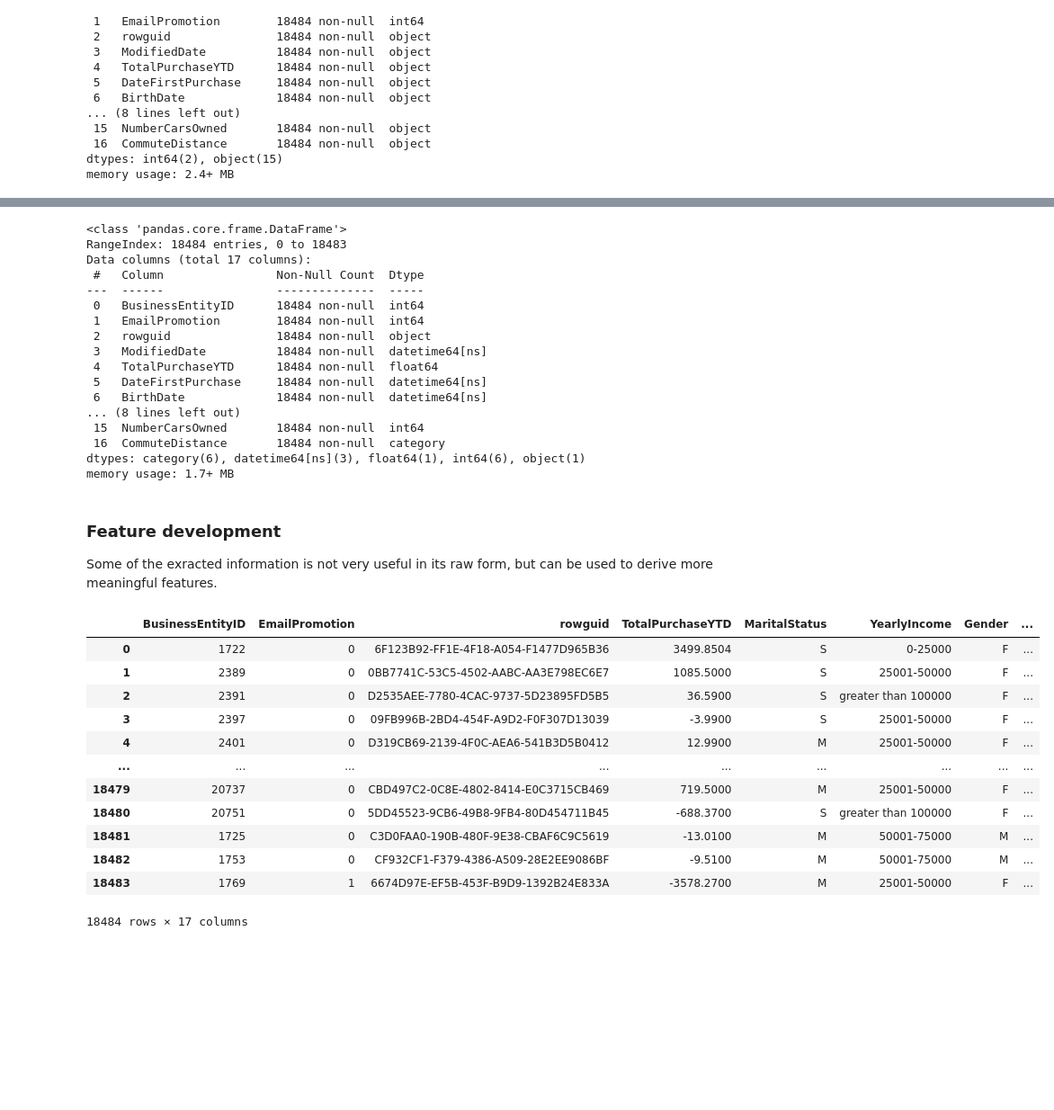
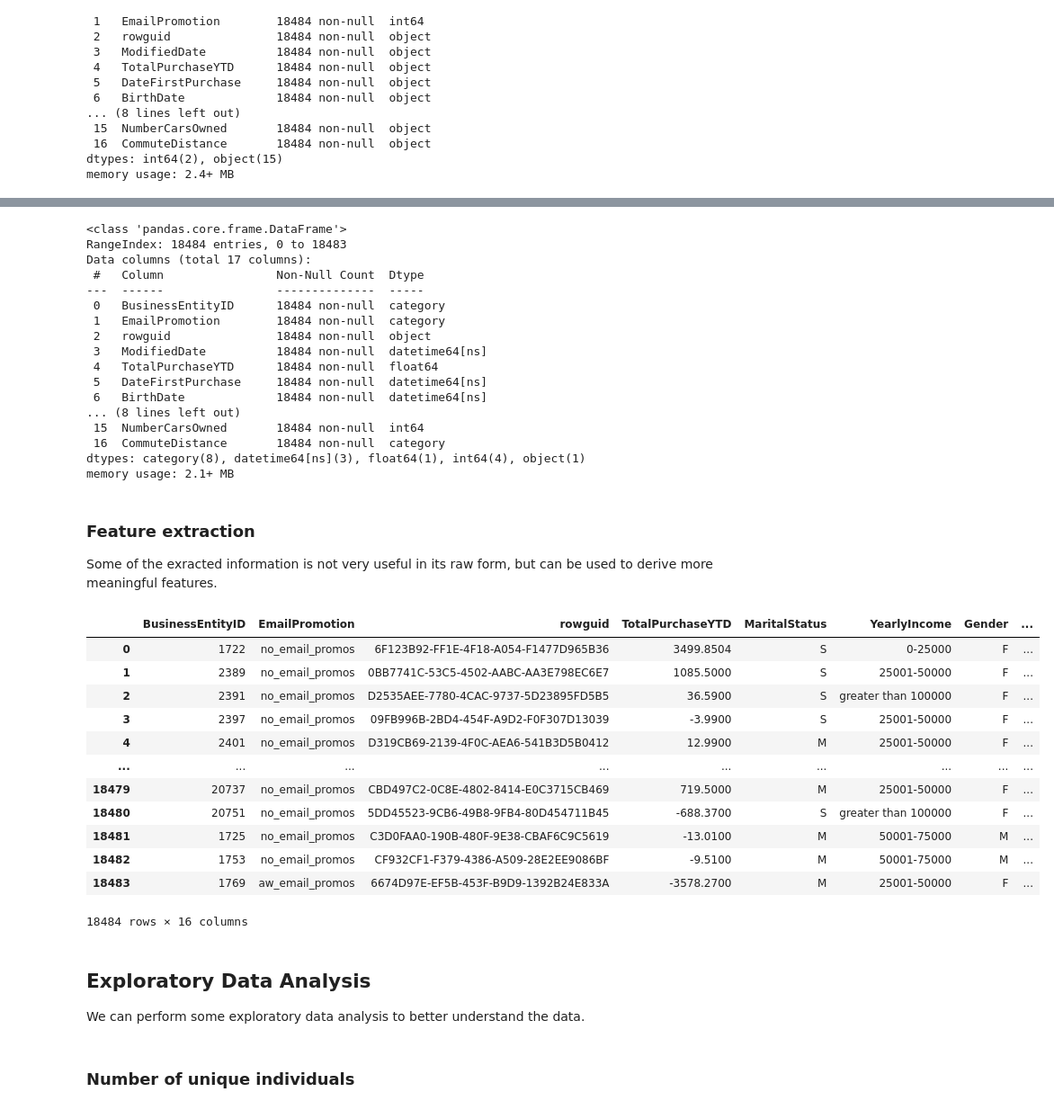
Before and after one commit to jamesrichardbunting/customer_segmentation, a Jupyter notebook: customer_segmentation.ipynb, the cells around one changed output, grey strips where cells are left out. Shown at 90% size. Drawn from its saved outputs; the diff is of its cells as text; code cells hidden in the pictures; blank space fills up the shorter version.

```diff
--- a/customer_segmentation.ipynb
+++ b/customer_segmentation.ipynb
@@ -208,12 +210,25 @@ person_in['BirthDate'] = pd.to_datetime(person_in['BirthDate'], format='%Y-%m-%d
 person_in['ModifiedDate'] = pd.to_datetime(person_in['ModifiedDate'])
 
 # Category conversions
+person_in['BusinessEntityID'] = person_in['BusinessEntityID'].astype('category')
 person_in['MaritalStatus'] = person_in['MaritalStatus'].astype('category')
 person_in['YearlyIncome'] = person_in['YearlyIncome'].astype('category')
 person_in['Gender'] = person_in['Gender'].astype('category')
 person_in['Education'] = person_in['Education'].astype('category')
 person_in['Occupation'] = person_in['Occupation'].astype('category')
 person_in['CommuteDistance'] = person_in['CommuteDistance'].astype('category')
+
+# Define promo email mapping dict
+promo_email_mapping_dict = {
+    0: 'no_email_promos',
+    1: 'aw_email_promos',
+    2: 'aw_plus_email_promos'
+}
+# Apply promo email mapping dict
+person_in['EmailPromotion'] = person_in['EmailPromotion'].replace(promo_email_mapping_dict)
+
+# Category conversion
+person_in['EmailPromotion'] = person_in['EmailPromotion'].astype('category')
 
 # Integer conversions
 person_in['TotalChildren'] = person_in['TotalChildren'].astype(int)
@@ -229,8 +244,8 @@ RangeIndex: 18484 entries, 0 to 18483
 Data columns (total 17 columns):
  #   Column                Non-Null Count  Dtype
 ---  ------                --------------  -----
- 0   BusinessEntityID      18484 non-null  int64
- 1   EmailPromotion        18484 non-null  int64
+ 0   BusinessEntityID      18484 non-null  category
+ 1   EmailPromotion        18484 non-null  category
  2   rowguid               18484 non-null  object
  3   ModifiedDate          18484 non-null  datetime64[ns]
  4   TotalPurchaseYTD      18484 non-null  float64
@@ -239,10 +254,10 @@ Data columns (total 17 columns):
 ... (8 lines left out)
  15  NumberCarsOwned       18484 non-null  int64
  16  CommuteDistance       18484 non-null  category
-dtypes: category(6), datetime64[ns](3), float64(1), int64(6), object(1)
-memory usage: 1.7+ MB
+dtypes: category(8), datetime64[ns](3), float64(1), int64(4), object(1)
+memory usage: 2.1+ MB
 # %% [markdown]
-### Feature development
+### Feature extraction
 
 Some of the exracted information is not very useful in its raw form, but can be used to derive more meaningful features.
 # %%
@@ -274,30 +289,36 @@ def days_since_date(first_purchase_date, reference_date):
 # %%
 # Set a reference date
 reference_date = pd.Timestamp('2024-01-01')
 
 # Apply the functions to calculate age and time in days since first purchase
 person_in['Age'] = calculate_age(person_in['BirthDate'], reference_date)
 person_in['DaysSinceFirstPurchase'] = days_since_date(person_in['DateFirstPurchase'], reference_date)
 
-# Calulcate years since first purchase
+# Calculate years since first purchase as a more intuitive measure
 person_in['YearsSinceFirstPurchase'] = person_in['DaysSinceFirstPurchase'] / 365
 
-# Drop datetime columns
-person_in = person_in.drop(['BirthDate', 'DateFirstPurchase', 'ModifiedDate'], axis = 1)
+# Drop columns
+person_in = person_in.drop(['BirthDate', 'DateFirstPurchase', 'ModifiedDate', 'DaysSinceFirstPurchase'], axis = 1)
 
 # Inspect
 person_in
 # %% [output]
 |  | BusinessEntityID | EmailPromotion | rowguid | TotalPurchaseYTD | MaritalStatus | YearlyIncome | Gender | ... |
-| 0 | 1722 | 0 | 6F123B92-FF1E-4F18-A054-F1477D965B36 | 3499.8504 | S | 0-25000 | F | ... |
-| 1 | 2389 | 0 | 0BB7741C-53C5-4502-AABC-AA3E798EC6E7 | 1085.5000 | S | 25001-50000 | F | ... |
-| 2 | 2391 | 0 | D2535AEE-7780-4CAC-9737-5D23895FD5B5 | 36.5900 | S | greater than 100000 | F | ... |
-| 3 | 2397 | 0 | 09FB996B-2BD4-454F-A9D2-F0F307D13039 | -3.9900 | S | 25001-50000 | F | ... |
-| 4 | 2401 | 0 | D319CB69-2139-4F0C-AEA6-541B3D5B0412 | 12.9900 | M | 25001-50000 | F | ... |
+| 0 | 1722 | no_email_promos | 6F123B92-FF1E-4F18-A054-F1477D965B36 | 3499.8504 | S | 0-25000 | F | ... |
+| 1 | 2389 | no_email_promos | 0BB7741C-53C5-4502-AABC-AA3E798EC6E7 | 1085.5000 | S | 25001-50000 | F | ... |
+| 2 | 2391 | no_email_promos | D2535AEE-7780-4CAC-9737-5D23895FD5B5 | 36.5900 | S | greater than 100000 | F | ... |
+| 3 | 2397 | no_email_promos | 09FB996B-2BD4-454F-A9D2-F0F307D13039 | -3.9900 | S | 25001-50000 | F | ... |
+| 4 | 2401 | no_email_promos | D319CB69-2139-4F0C-AEA6-541B3D5B0412 | 12.9900 | M | 25001-50000 | F | ... |
 | ... | ... | ... | ... | ... | ... | ... | ... | ... |
-| 18479 | 20737 | 0 | CBD497C2-0C8E-4802-8414-E0C3715CB469 | 719.5000 | M | 25001-50000 | F | ... |
-| 18480 | 20751 | 0 | 5DD45523-9CB6-49B8-9FB4-80D454711B45 | -688.3700 | S | greater than 100000 | F | ... |
-| 18481 | 1725 | 0 | C3D0FAA0-190B-480F-9E38-CBAF6C9C5619 | -13.0100 | M | 50001-75000 | M | ... |
-| 18482 | 1753 | 0 | CF932CF1-F379-4386-A509-28E2EE9086BF | -9.5100 | M | 50001-75000 | M | ... |
-| 18483 | 1769 | 1 | 6674D97E-EF5B-453F-B9D9-1392B24E833A | -3578.2700 | M | 25001-50000 | F | ... |
+| 18479 | 20737 | no_email_promos | CBD497C2-0C8E-4802-8414-E0C3715CB469 | 719.5000 | M | 25001-50000 | F | ... |
+| 18480 | 20751 | no_email_promos | 5DD45523-9CB6-49B8-9FB4-80D454711B45 | -688.3700 | S | greater than 100000 | F | ... |
+| 18481 | 1725 | no_email_promos | C3D0FAA0-190B-480F-9E38-CBAF6C9C5619 | -13.0100 | M | 50001-75000 | M | ... |
+| 18482 | 1753 | no_email_promos | CF932CF1-F379-4386-A509-28E2EE9086BF | -9.5100 | M | 50001-75000 | M | ... |
+| 18483 | 1769 | aw_email_promos | 6674D97E-EF5B-453F-B9D9-1392B24E833A | -3578.2700 | M | 25001-50000 | F | ... |
-18484 rows × 17 columns
+18484 rows × 16 columns
+# %% [markdown]
+## **Exploratory Data Analysis**
+
+We can perform some exploratory data analysis to better understand the data.
+# %% [markdown]
+### Number of unique individuals
```
Also changed, not shown: parts of 10 cells of this notebook, 4 other files.
